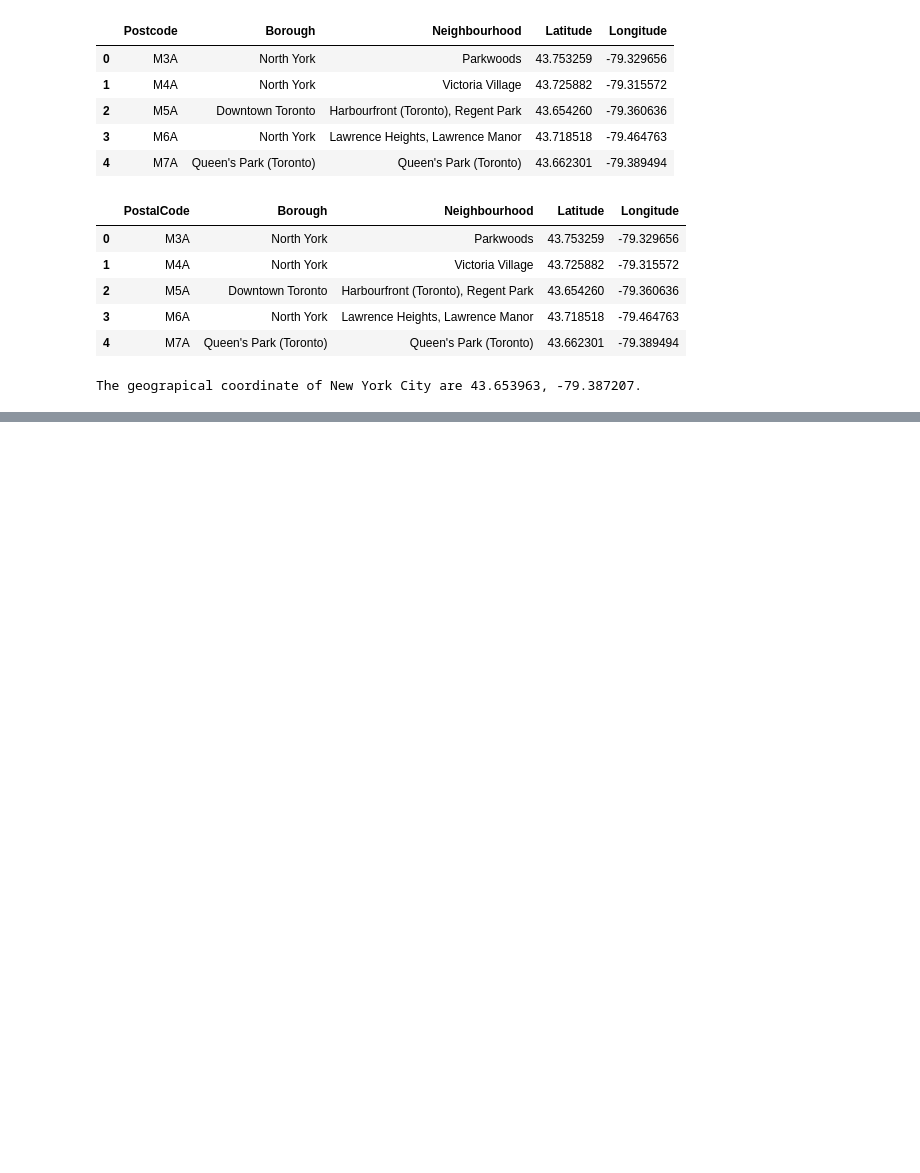
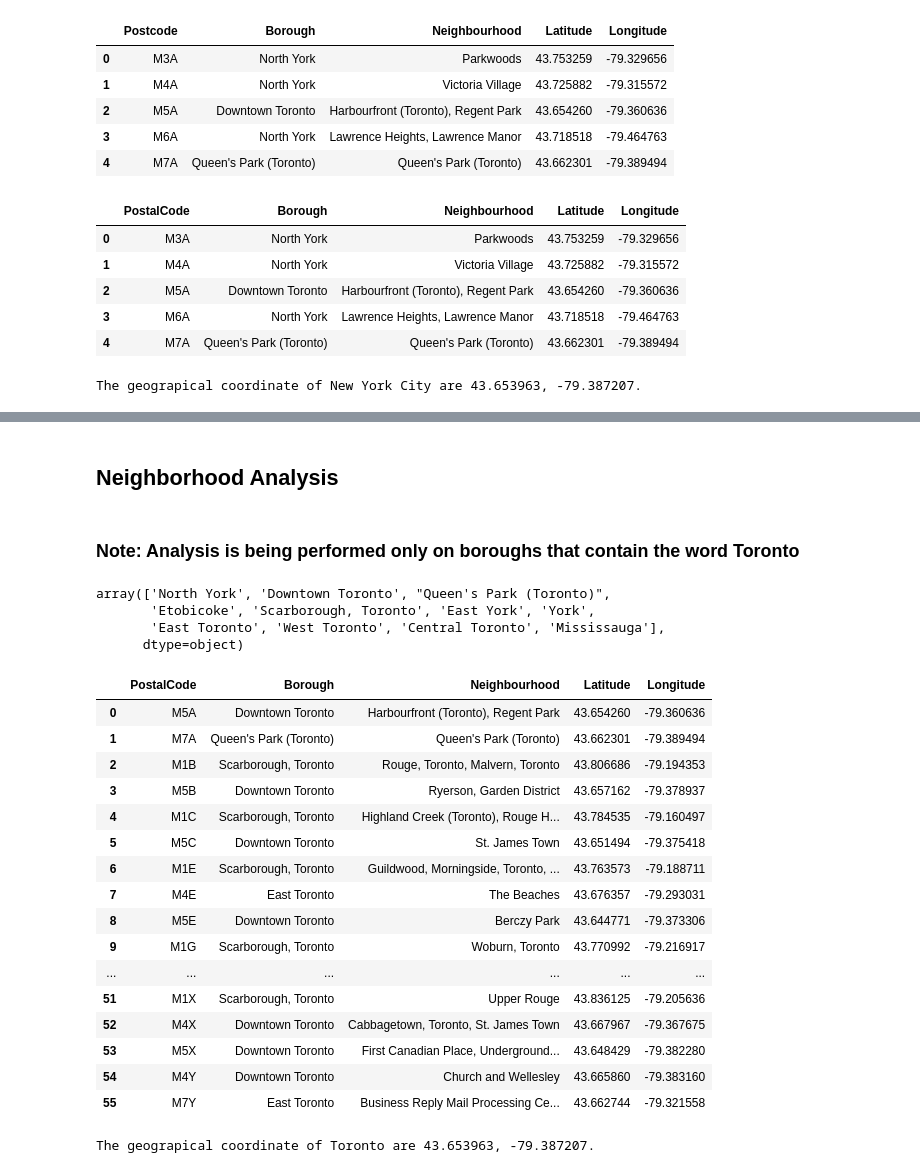
Before and after one commit to YegorKartcev/Segmenting-and-Clustering-Neighborhoods-in-the-city-of-Toronto-Canada, a Jupyter notebook: Segmenting and Clustering Neighborhoods.ipynb, the cells around one changed output, grey strips where cells are left out. Drawn from its saved outputs; the diff is of its cells as text; code cells hidden in the pictures; blank space fills up the shorter version.

```diff
--- a/Segmenting and Clustering Neighborhoods.ipynb
+++ b/Segmenting and Clustering Neighborhoods.ipynb
@@ -263,3 +264,45 @@ for lat, lng, borough, neighborhood in zip(df_keys['Latitude'], df_keys['Longitu
 map_newyork
 # %% [output]
 [interactive output not drawn]
+# %% [markdown]
+## Neighborhood Analysis
+# %% [markdown]
+### Note: Analysis is being performed only on boroughs that contain the word Toronto
+# %%
+df_keys['Borough'].unique()
+# %% [output]
+array(['North York', 'Downtown Toronto', "Queen's Park (Toronto)",
+       'Etobicoke', 'Scarborough, Toronto', 'East York', 'York',
+       'East Toronto', 'West Toronto', 'Central Toronto', 'Mississauga'],
+      dtype=object)
+# %%
+df = df_keys[df_keys['Borough'].str.contains("Toronto")==True]
+df.reset_index(drop=True)
+# %% [output]
+|  | PostalCode | Borough | Neighbourhood | Latitude | Longitude |
+| 0 | M5A | Downtown Toronto | Harbourfront (Toronto), Regent Park | 43.654260 | -79.360636 |
+| 1 | M7A | Queen's Park (Toronto) | Queen's Park (Toronto) | 43.662301 | -79.389494 |
+| 2 | M1B | Scarborough, Toronto | Rouge, Toronto, Malvern, Toronto | 43.806686 | -79.194353 |
+| 3 | M5B | Downtown Toronto | Ryerson, Garden District | 43.657162 | -79.378937 |
+| 4 | M1C | Scarborough, Toronto | Highland Creek (Toronto), Rouge H... | 43.784535 | -79.160497 |
+| 5 | M5C | Downtown Toronto | St. James Town | 43.651494 | -79.375418 |
+| 6 | M1E | Scarborough, Toronto | Guildwood, Morningside, Toronto, ... | 43.763573 | -79.188711 |
+| 7 | M4E | East Toronto | The Beaches | 43.676357 | -79.293031 |
+| 8 | M5E | Downtown Toronto | Berczy Park | 43.644771 | -79.373306 |
+| 9 | M1G | Scarborough, Toronto | Woburn, Toronto | 43.770992 | -79.216917 |
+| ... | ... | ... | ... | ... | ... |
+| 51 | M1X | Scarborough, Toronto | Upper Rouge | 43.836125 | -79.205636 |
+| 52 | M4X | Downtown Toronto | Cabbagetown, Toronto, St. James Town | 43.667967 | -79.367675 |
+| 53 | M5X | Downtown Toronto | First Canadian Place, Underground... | 43.648429 | -79.382280 |
+| 54 | M4Y | Downtown Toronto | Church and Wellesley | 43.665860 | -79.383160 |
+| 55 | M7Y | East Toronto | Business Reply Mail Processing Ce... | 43.662744 | -79.321558 |
+# %%
+address = 'Toronto, ON'
+
+geolocator = Nominatim(user_agent="ON_explorer")
+location = geolocator.geocode(address)
+latitude = location.latitude
+longitude = location.longitude
+print('The geograpical coordinate of Toronto are {}, {}.'.format(latitude, longitude))
+# %% [output]
+The geograpical coordinate of Toronto are 43.653963, -79.387207.
```
Also changed, not shown: parts of 32 cells of this notebook.
